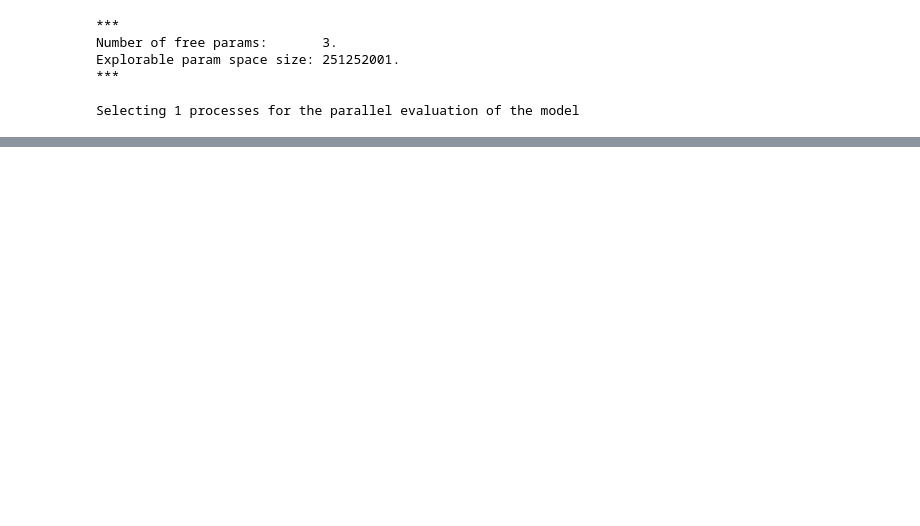
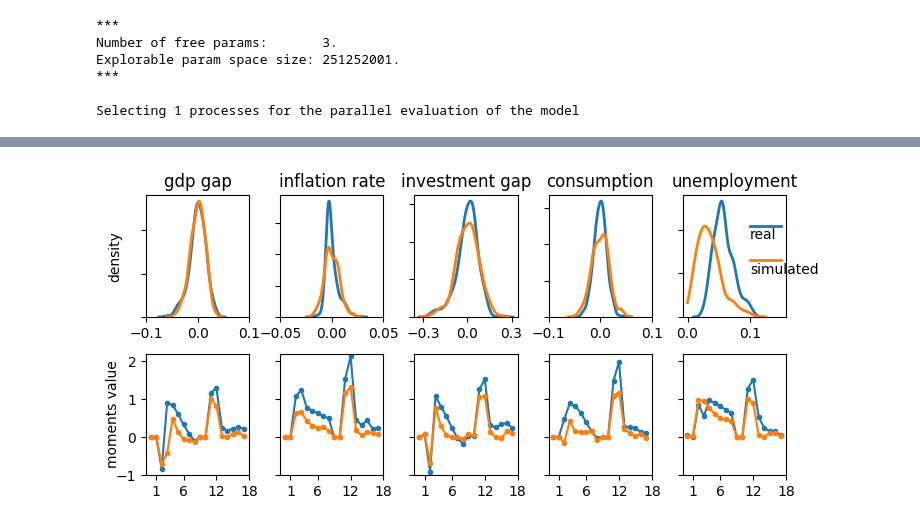
Before and after one commit to bancaditalia/black-it, a Jupyter notebook: examples/calibrating_the_CATS_model.ipynb, the cells around one changed output, grey strips where cells are left out. Cells and saved outputs as stored; diff of their text form; code cells hidden in the pictures; blank space fills up the shorter version.

```diff
--- a/examples/calibrating_the_CATS_model.ipynb
+++ b/examples/calibrating_the_CATS_model.ipynb
@@ -270,0 +270,3 @@ interactive(children=(Dropdown(description='method_num', options={'HaltonSampler
+# %%
+# change the samplet to a more adaptive sampler
+cal.set_samplers(adaptive_sampler)
@@ -270,0 +344,81 @@ interactive(children=(Dropdown(description='method_num', options={'HaltonSampler
+# %%
+# find the best loss index
+best_idx = np.argmin(cal.losses_samp)
+# %%
+# retrieve the best loss simulations
+best_sim = cal.series_samp[best_idx]
+# %%
+from black_it.utils.time_series import log_and_hp_filter, diff_log_demean_filter
+from black_it.utils.time_series import get_mom_ts, get_mom_ts_1d
+import seaborn as sns
+cmap = plt.get_cmap("tab10")
+filters = [log_and_hp_filter, diff_log_demean_filter, log_and_hp_filter, log_and_hp_filter, lambda x: x]
+# %%
+# confront real and simulated moments
+fig, axes = plt.subplots(2, 5, figsize=(8, 3.5))
+
+xlabels_kde = [[-0.1, 0.0, 0.1 ], [-0.05, 0, 0.05], [-0.3, 0, 0.3],[-0.1, 0, 0.1], [0., 0.1, 0.2], ]
+clips = [(-0.1, 0.1), (-0.1, 0.1), (-0.4, 0.4), (-0.1, 0.1), (0.0, 0.25)]
+
+for i in range(5):
+    ### DATA ##:
+    filter_ = filters[i]
+    filtered_data = np.array([filter_(best_sim[j, :, i]) for j in range(ensemble_size)])
+
+    real_moments = get_mom_ts_1d(real_data[:, i])
+    sim_moments = np.array([get_mom_ts_1d(filtered_data[j, :]) for j in range(ensemble_size)])
+    m = np.mean(sim_moments, axis = 0)
+    s = np.std(sim_moments, axis = 0)
+
+    ### KDE ###
+    ax = axes[0, i]
+    ax.set_title(target_labels[i])
+    sns.kdeplot(ax=ax, data=real_data[:, i], label = 'target',
+                bw_adjust = 1., clip = clips[i], lw = 2)
+
+
+    sns.kdeplot(ax=ax, data = filtered_data.flatten(),
+                color = cmap(1), label = 'lowest loss',
+                bw_adjust = 1., clip = clips[i], lw = 2)
+
+    ax.set_ylabel("")
+    ax.set_yticklabels("")
+    ax.set_xticks(xlabels_kde[i])
+
+    ### MOMENTS ###
+    index = np.arange(len(real_moments))
+    ax = axes[1, i]
+    ax.set_ylim(-1, 2.2)
+    ax.plot(index, real_moments, '-o', ms = 3)
+
+    ax.plot(index, m, color = cmap(1), ls = '-',marker = 'o', ms = 3)
+    ax.fill_between(index, m - s, m + s, alpha = 0.25, color = cmap(1))
+    ax.set_xticks([1, 6, 12, 18])
+    ax.set_xlabel("")
+
+axes[0, 0].set_ylabel("density", labelpad= 10)
+axes[1, 0].set_ylabel("moments value", labelpad= -3)
+
+for i in range(1, 5):
+    axes[1, i].set_yticklabels("")
+
+plt.subplots_adjust(left=0.1,
+                    bottom=0.1,
+                    right=0.9,
+                    top=0.9,
+                    wspace=0.3,
+                    hspace=0.3)
+
+
+axes[0, 4].plot([0.1, 0.15],[21, 21], lw = 2, color = cmap(0))
+axes[0, 4].text(0.1,18,"real")
+
+
+axes[0, 4].plot([0.1, 0.15],[13, 13], lw = 2, color = cmap(1))
+axes[0, 4].text(0.1,10,"simulated")
+
+plt.show()
+
+plt.savefig("kde_moments.png", dpi = 300)
+# %% [output]
+[figure, added]
```
Also changed, not shown: parts of 16 cells of this notebook.
